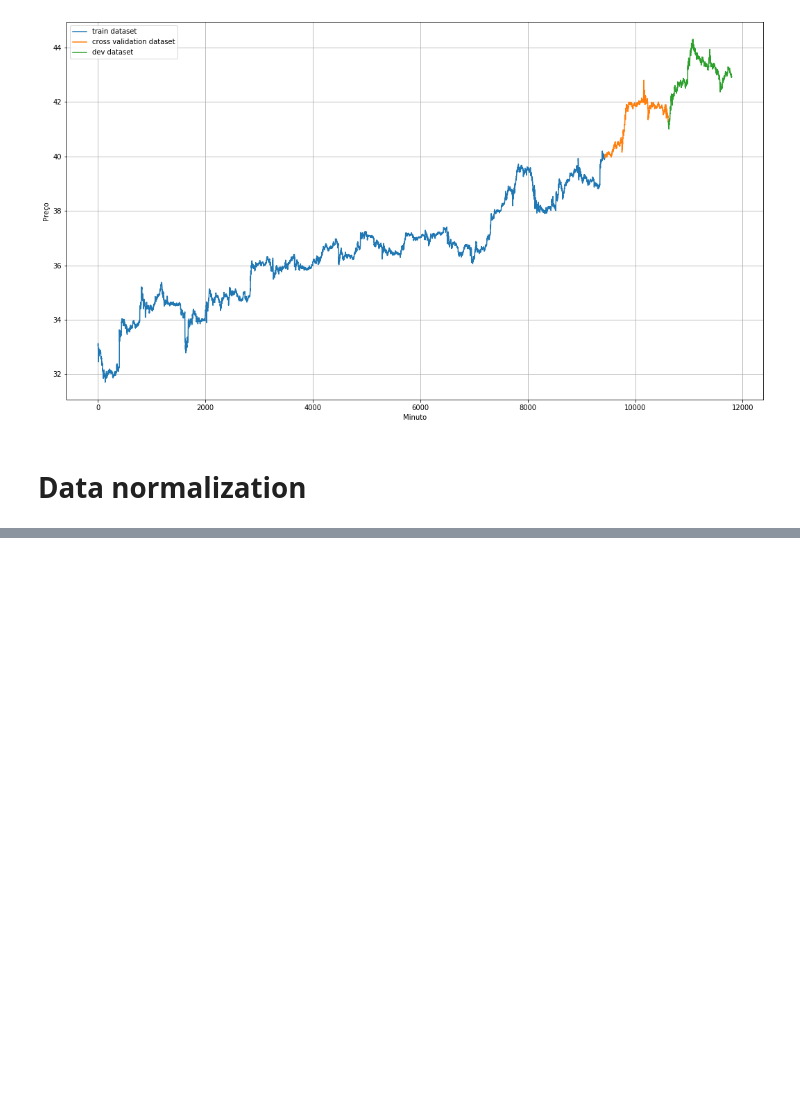
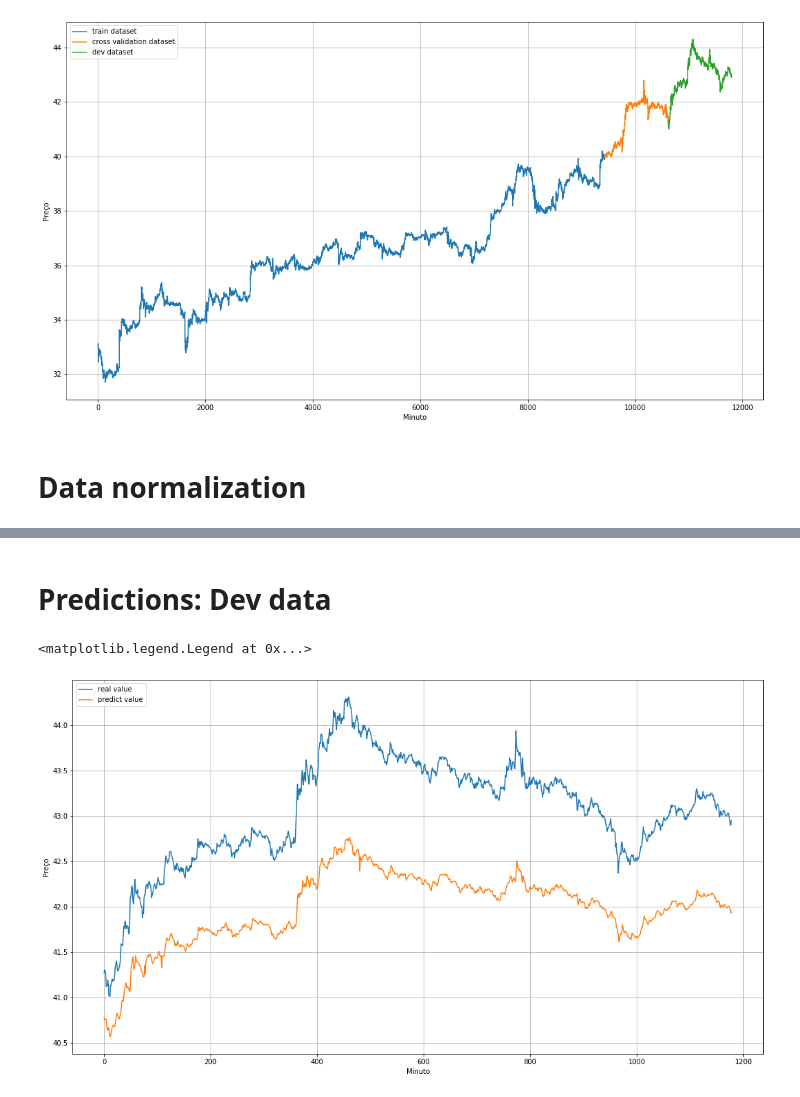
Before and after one commit to matheusbfernandes/stock-market-prediction, a Jupyter notebook: model/cnn_lstm_model.ipynb, the cells around one changed output, grey strips where cells are left out. Drawn from its saved outputs; the diff is of its cells as text; code cells hidden in the pictures; blank space fills up the shorter version.

```diff
--- a/model/cnn_lstm_model.ipynb
+++ b/model/cnn_lstm_model.ipynb
@@ -202,0 +213,12 @@ OSError: Unable to open file (file signature not found)
+# %% [markdown]
+# Predictions: Dev data
+# %%
+forecast_dev = model.predict(dev_set, steps=DEV_STEP)
+
+plt.figure(figsize=(18, 10))
+plot_series(np.arange(labels_dev.shape[0]), labels_dev, "real value")
+plot_series(np.arange(labels_dev.shape[0]), forecast_dev[:,0,0], "predict value")
+plt.legend(loc='upper left')
+# %% [output]
+<matplotlib.legend.Legend at 0x...>
+[figure, added]
```
Also changed, not shown: parts of 20 cells of this notebook, 3 other files.
